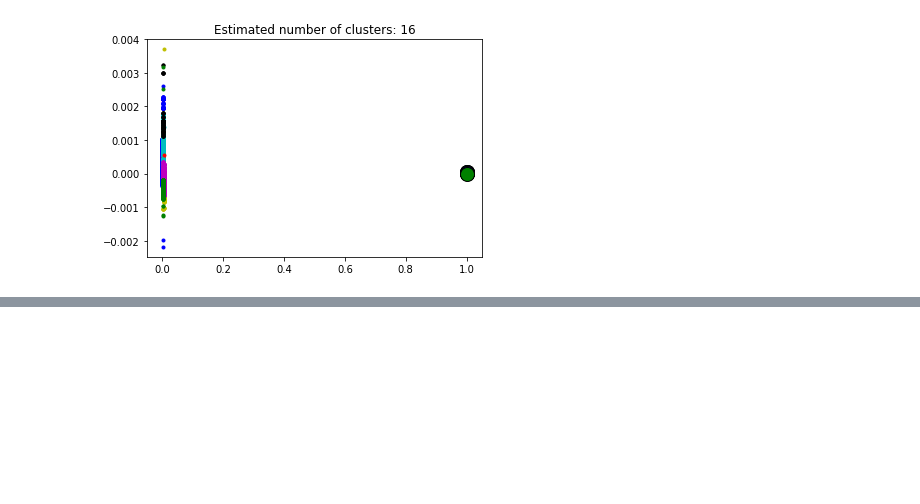
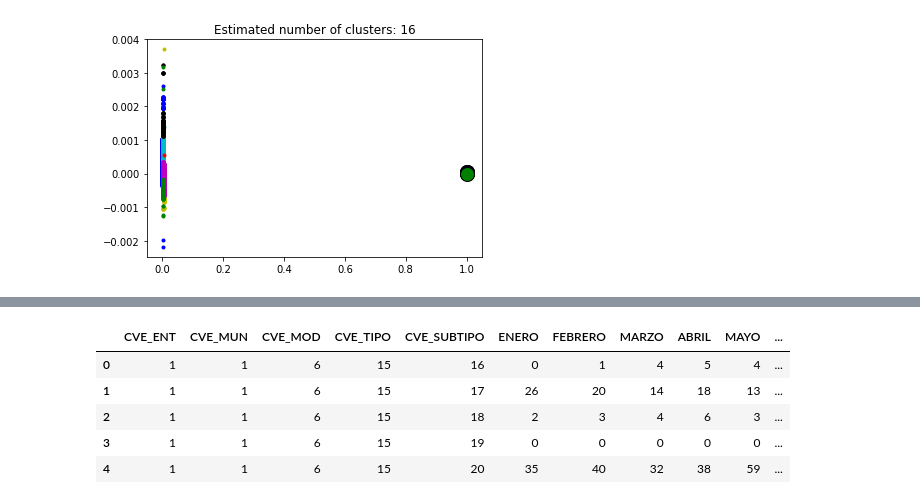
Before and after one commit to SaltoUriel/Thogar_Envipe2017, a Jupyter notebook: Untitled1.ipynb, the cells around one changed output, grey strips where cells are left out. Drawn from its saved outputs; the diff is of its cells as text; code cells hidden in the pictures; blank space fills up the shorter version.

```diff
--- a/Untitled1.ipynb
+++ b/Untitled1.ipynb
@@ -159,0 +218,10 @@ plt.show()
+# %%
+df_delitos = pn.read_csv('C:\\Users\\Uriel\\Downloads\\incidenciaMunicipal_2017_clean_cat.csv')
+df_delitos.head()
+# %% [output]
+|  | CVE_ENT | CVE_MUN | CVE_MOD | CVE_TIPO | CVE_SUBTIPO | ENERO | FEBRERO | MARZO | ABRIL | MAYO | ... |
+| 0 | 1 | 1 | 6 | 15 | 16 | 0 | 1 | 4 | 5 | 4 | ... |
+| 1 | 1 | 1 | 6 | 15 | 17 | 26 | 20 | 14 | 18 | 13 | ... |
+| 2 | 1 | 1 | 6 | 15 | 18 | 2 | 3 | 4 | 6 | 3 | ... |
+| 3 | 1 | 1 | 6 | 15 | 19 | 0 | 0 | 0 | 0 | 0 | ... |
+| 4 | 1 | 1 | 6 | 15 | 20 | 35 | 40 | 32 | 38 | 59 | ... |
```
Also changed, not shown: parts of 40 cells of this notebook, 2 other files.
